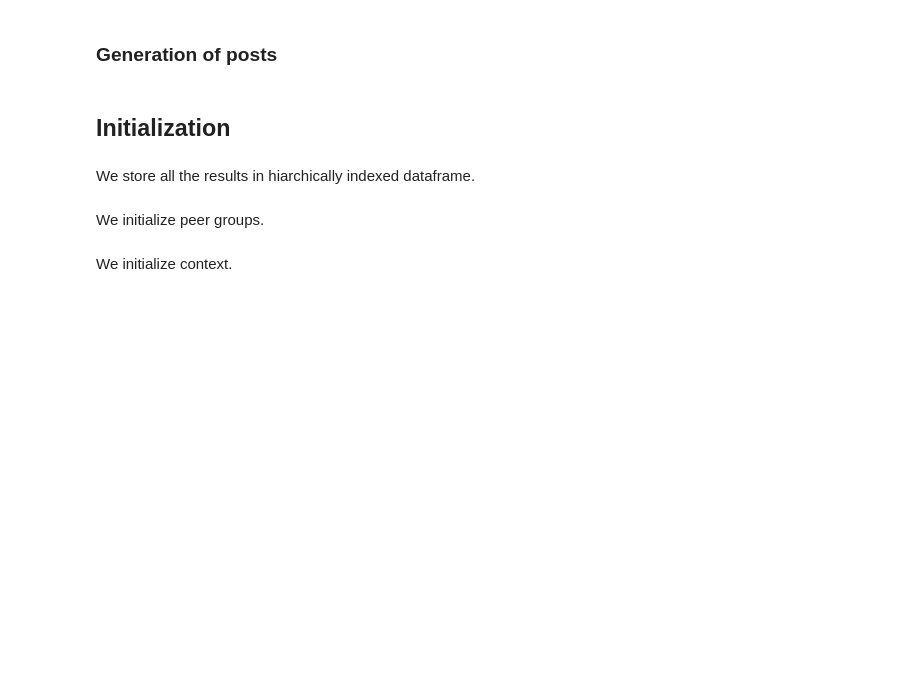
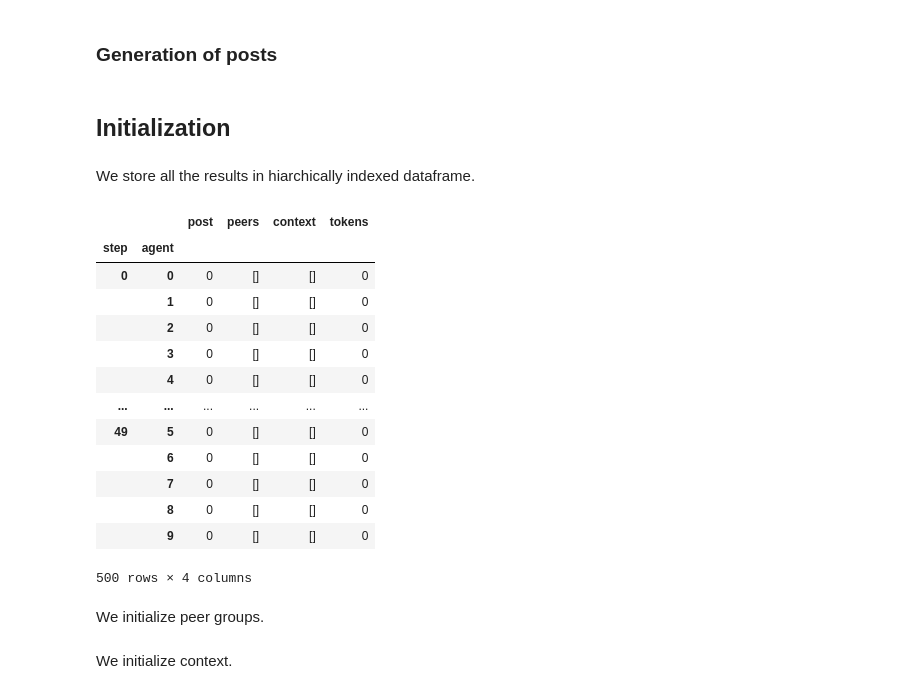
Before and after one commit to debatelab/ada-simulation, a Jupyter notebook: belief-dynamics_with_lms.ipynb, the cells around one changed output. Drawn from its saved outputs; the diff is of its cells as text; code cells hidden in the pictures; blank space fills up the shorter version.

```diff
--- a/belief-dynamics_with_lms.ipynb
+++ b/belief-dynamics_with_lms.ipynb
@@ -223,6 +366,44 @@ topic['intro_tokens'] = tokenizer(topic['intro'])['input_ids']
 topic['prompt_tokens'] = tokenizer(topic['prompt'])['input_ids']
 # %% [markdown]
 We store all the results in hiarchically indexed dataframe.
+# %%
+class Conversation():
+    data: pd.DataFrame
+    global_parameters: dict
+    topic: dict
+
+    def __init__(self, global_param:dict, topic:dict):
+        self.topic = topic
+        self.global_parameters = global_param
+        columns = ['post','peers','context','tokens']
+        steps = np.arange(global_param['max_t'])
+        agents = np.arange(global_param['n_agents'])
+        steps_agents = [
+           steps,
+           agents
+        ]
+        index = pd.MultiIndex.from_product(steps_agents, names=["step", "agent"])
+        self.data = pd.DataFrame(np.zeros((global_param['max_t']*global_param['n_agents'], len(columns))), index=index, columns=columns)
+        self.data = self.data.astype(object)
+        self.data['context']=[[] for i in range(len(self.data))]
+        self.data['peers']=[[] for i in range(len(self.data))]
+# %%
+Conversation(global_parameters,topic).data
+# %% [output]
+|  |  | post | peers | context | tokens |
+| step | agent |  |  |  |  |
+| 0 | 0 | 0 | [] | [] | 0 |
+|  | 1 | 0 | [] | [] | 0 |
+|  | 2 | 0 | [] | [] | 0 |
+|  | 3 | 0 | [] | [] | 0 |
+|  | 4 | 0 | [] | [] | 0 |
+| ... | ... | ... | ... | ... | ... |
+| 49 | 5 | 0 | [] | [] | 0 |
+|  | 6 | 0 | [] | [] | 0 |
+|  | 7 | 0 | [] | [] | 0 |
+|  | 8 | 0 | [] | [] | 0 |
+|  | 9 | 0 | [] | [] | 0 |
+500 rows × 4 columns
 # %%
 columns = ['post','peers','context','tokens']
 steps = np.arange(global_parameters['max_t'])
```
Also changed, not shown: parts of 57 cells of this notebook.
